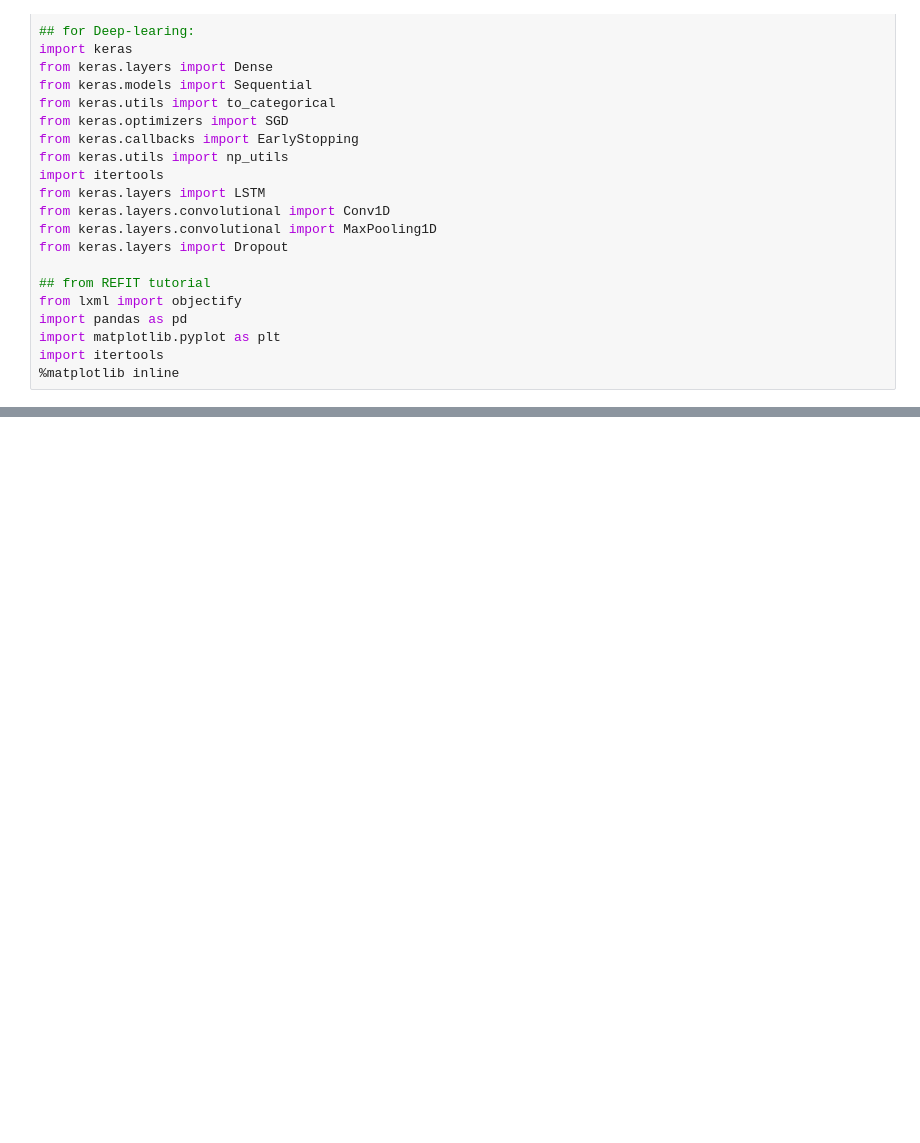
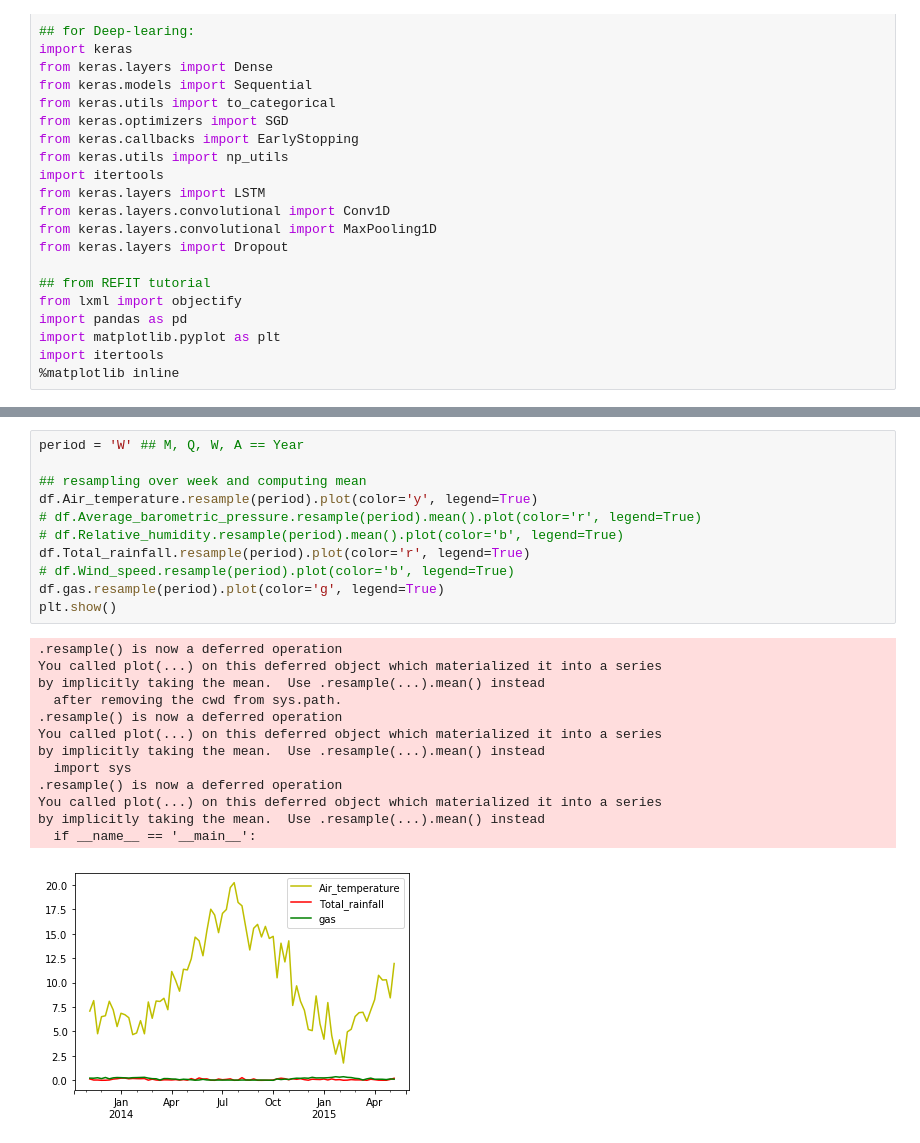
Before and after one commit to BorisAnimal/IU-Data-Analysis-Research, a Jupyter notebook: Boris#2.ipynb, the cells around one changed output, grey strips where cells are left out. Cells and saved outputs as stored; diff of their text form; blank space fills up the shorter version.

```diff
--- a/Boris#2.ipynb
+++ b/Boris#2.ipynb
@@ -104,0 +158,25 @@ DatetimeIndex(['2013-11-04 09:30:00', '2013-11-04 10:00:00',
+# %%
+period = 'W' ## M, Q, W, A == Year
+
+## resampling over week and computing mean
+df.Air_temperature.resample(period).plot(color='y', legend=True)
+# df.Average_barometric_pressure.resample(period).mean().plot(color='r', legend=True)
+# df.Relative_humidity.resample(period).mean().plot(color='b', legend=True)
+df.Total_rainfall.resample(period).plot(color='r', legend=True)
+# df.Wind_speed.resample(period).plot(color='b', legend=True)
+df.gas.resample(period).plot(color='g', legend=True)
+plt.show()
+# %% [output]
+.resample() is now a deferred operation
+You called plot(...) on this deferred object which materialized it into a series
+by implicitly taking the mean.  Use .resample(...).mean() instead
+  after removing the cwd from sys.path.
+.resample() is now a deferred operation
+You called plot(...) on this deferred object which materialized it into a series
+by implicitly taking the mean.  Use .resample(...).mean() instead
+  import sys
+.resample() is now a deferred operation
+You called plot(...) on this deferred object which materialized it into a series
+by implicitly taking the mean.  Use .resample(...).mean() instead
+  if __name__ == '__main__':
+[figure, added]
```
Also changed, not shown: parts of 20 cells of this notebook, 1 other file.
